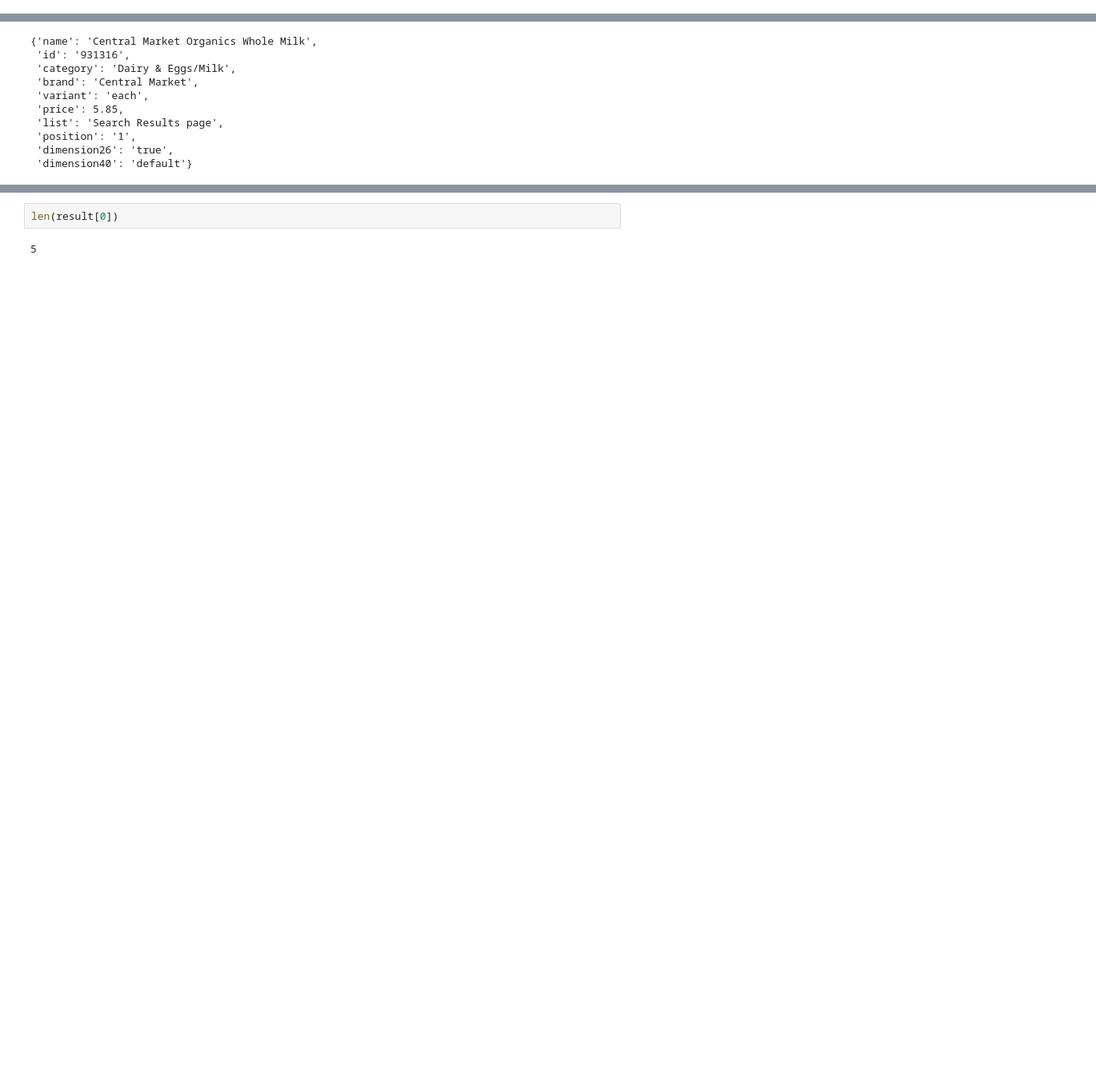
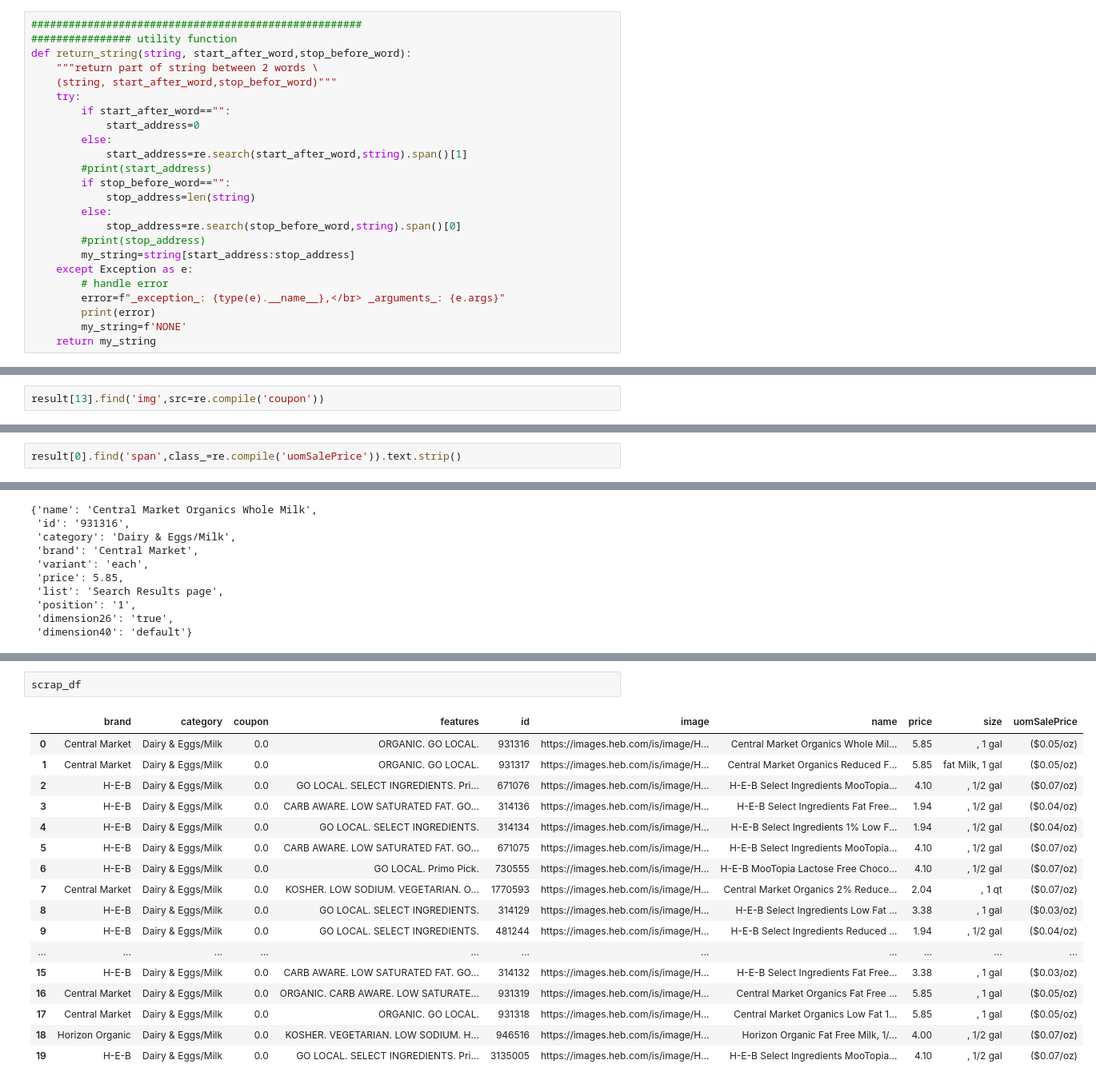
Before and after one commit to ykrasnikov/ETL-project, a Jupyter notebook: staging_area/HEB_scraping_play.ipynb, the cells around one changed output, grey strips where cells are left out. Shown at 80% size. Drawn from its saved outputs; the diff is of its cells as text; blank space fills up the shorter version.

```diff
--- a/staging_area/HEB_scraping_play.ipynb
+++ b/staging_area/HEB_scraping_play.ipynb
@@ -8,3 +12,27 @@ import time
 # %%
 from fuzzywuzzy import fuzz
 from fuzzywuzzy import process
+# %%
+#####################################################
+################ utility function
+def return_string(string, start_after_word,stop_before_word):
+    """return part of string between 2 words \
+    (string, start_after_word,stop_befor_word)"""
+    try:
+        if start_after_word=="":
+            start_address=0
+        else:
+            start_address=re.search(start_after_word,string).span()[1]
+        #print(start_address)
+        if stop_before_word=="":
+            stop_address=len(string)
+        else:
+            stop_address=re.search(stop_before_word,string).span()[0]
+        #print(stop_address)
+        my_string=string[start_address:stop_address]
+    except Exception as e:
+        # handle error
+        error=f"_exception_: {type(e).__name__},</br> _arguments_: {e.args}"
+        print(error)
+        my_string=f'NONE'
+    return my_string
@@ -87,0 +129,2 @@ result[3]['aria-label'].strip()
+# %%
+result[13].find('img',src=re.compile('coupon'))
@@ -89,3 +144,5 @@ result[3]['aria-label'].strip()
 result[0].find('span',class_=re.compile('responsive')).text.strip()
 # %% [output]
 'Central Market Organics Whole Milk, 1 gal'
+# %%
+result[0].find('span',class_=re.compile('uomSalePrice')).text.strip()
@@ -142,4 +226,20 @@ SyntaxError: unexpected EOF while parsing (<ipython-input-18-868db7ce38cf>, line
 # %%
-len(result[0])
+scrap_df
 # %% [output]
-5
+|  | brand | category | coupon | features | id | image | name | price | size | uomSalePrice |
+| 0 | Central Market | Dairy & Eggs/Milk | 0.0 | ORGANIC. GO LOCAL. | 931316 | https://images.heb.com/is/image/H... | Central Market Organics Whole Mil... | 5.85 | , 1 gal | ($0.05/oz) |
+| 1 | Central Market | Dairy & Eggs/Milk | 0.0 | ORGANIC. GO LOCAL. | 931317 | https://images.heb.com/is/image/H... | Central Market Organics Reduced F... | 5.85 | fat Milk, 1 gal | ($0.05/oz) |
+| 2 | H-E-B | Dairy & Eggs/Milk | 0.0 | GO LOCAL. SELECT INGREDIENTS. Pri... | 671076 | https://images.heb.com/is/image/H... | H-E-B Select Ingredients MooTopia... | 4.10 | , 1/2 gal | ($0.07/oz) |
+| 3 | H-E-B | Dairy & Eggs/Milk | 0.0 | CARB AWARE. LOW SATURATED FAT. GO... | 314136 | https://images.heb.com/is/image/H... | H-E-B Select Ingredients Fat Free... | 1.94 | , 1/2 gal | ($0.04/oz) |
+| 4 | H-E-B | Dairy & Eggs/Milk | 0.0 | GO LOCAL. SELECT INGREDIENTS. | 314134 | https://images.heb.com/is/image/H... | H-E-B Select Ingredients 1% Low F... | 1.94 | , 1/2 gal | ($0.04/oz) |
+| 5 | H-E-B | Dairy & Eggs/Milk | 0.0 | CARB AWARE. LOW SATURATED FAT. GO... | 671075 | https://images.heb.com/is/image/H... | H-E-B Select Ingredients MooTopia... | 4.10 | , 1/2 gal | ($0.07/oz) |
+| 6 | H-E-B | Dairy & Eggs/Milk | 0.0 | GO LOCAL. Primo Pick. | 730555 | https://images.heb.com/is/image/H... | H-E-B MooTopia Lactose Free Choco... | 4.10 | , 1/2 gal | ($0.07/oz) |
+| 7 | Central Market | Dairy & Eggs/Milk | 0.0 | KOSHER. LOW SODIUM. VEGETARIAN. O... | 1770593 | https://images.heb.com/is/image/H... | Central Market Organics 2% Reduce... | 2.04 | , 1 qt | ($0.07/oz) |
+| 8 | H-E-B | Dairy & Eggs/Milk | 0.0 | GO LOCAL. SELECT INGREDIENTS. | 314129 | https://images.heb.com/is/image/H... | H-E-B Select Ingredients Low Fat ... | 3.38 | , 1 gal | ($0.03/oz) |
+| 9 | H-E-B | Dairy & Eggs/Milk | 0.0 | GO LOCAL. SELECT INGREDIENTS. | 481244 | https://images.heb.com/is/image/H... | H-E-B Select Ingredients Reduced ... | 1.94 | , 1/2 gal | ($0.04/oz) |
+| ... | ... | ... | ... | ... | ... | ... | ... | ... | ... | ... |
+| 15 | H-E-B | Dairy & Eggs/Milk | 0.0 | CARB AWARE. LOW SATURATED FAT. GO... | 314132 | https://images.heb.com/is/image/H... | H-E-B Select Ingredients Fat Free... | 3.38 | , 1 gal | ($0.03/oz) |
+| 16 | Central Market | Dairy & Eggs/Milk | 0.0 | ORGANIC. CARB AWARE. LOW SATURATE... | 931319 | https://images.heb.com/is/image/H... | Central Market Organics Fat Free ... | 5.85 | , 1 gal | ($0.05/oz) |
+| 17 | Central Market | Dairy & Eggs/Milk | 0.0 | ORGANIC. GO LOCAL. | 931318 | https://images.heb.com/is/image/H... | Central Market Organics Low Fat 1... | 5.85 | , 1 gal | ($0.05/oz) |
+| 18 | Horizon Organic | Dairy & Eggs/Milk | 0.0 | KOSHER. VEGETARIAN. LOW SODIUM. H... | 946516 | https://images.heb.com/is/image/H... | Horizon Organic Fat Free Milk, 1/... | 4.00 | , 1/2 gal | ($0.07/oz) |
+| 19 | H-E-B | Dairy & Eggs/Milk | 0.0 | GO LOCAL. SELECT INGREDIENTS. Pri... | 3135005 | https://images.heb.com/is/image/H... | H-E-B Select Ingredients MooTopia... | 4.10 | , 1/2 gal | ($0.07/oz) |
```
Also changed, not shown: parts of 14 cells of this notebook.
